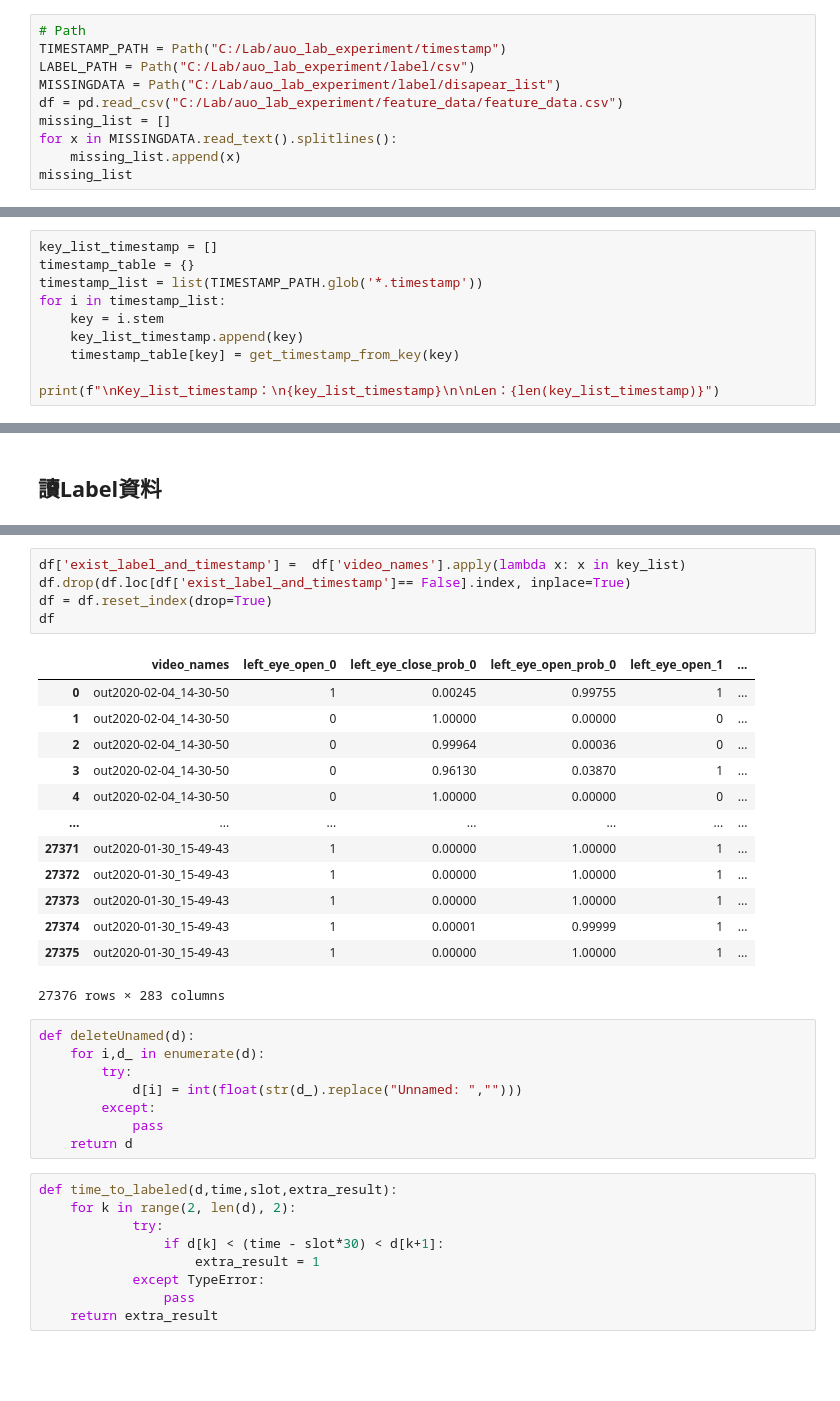
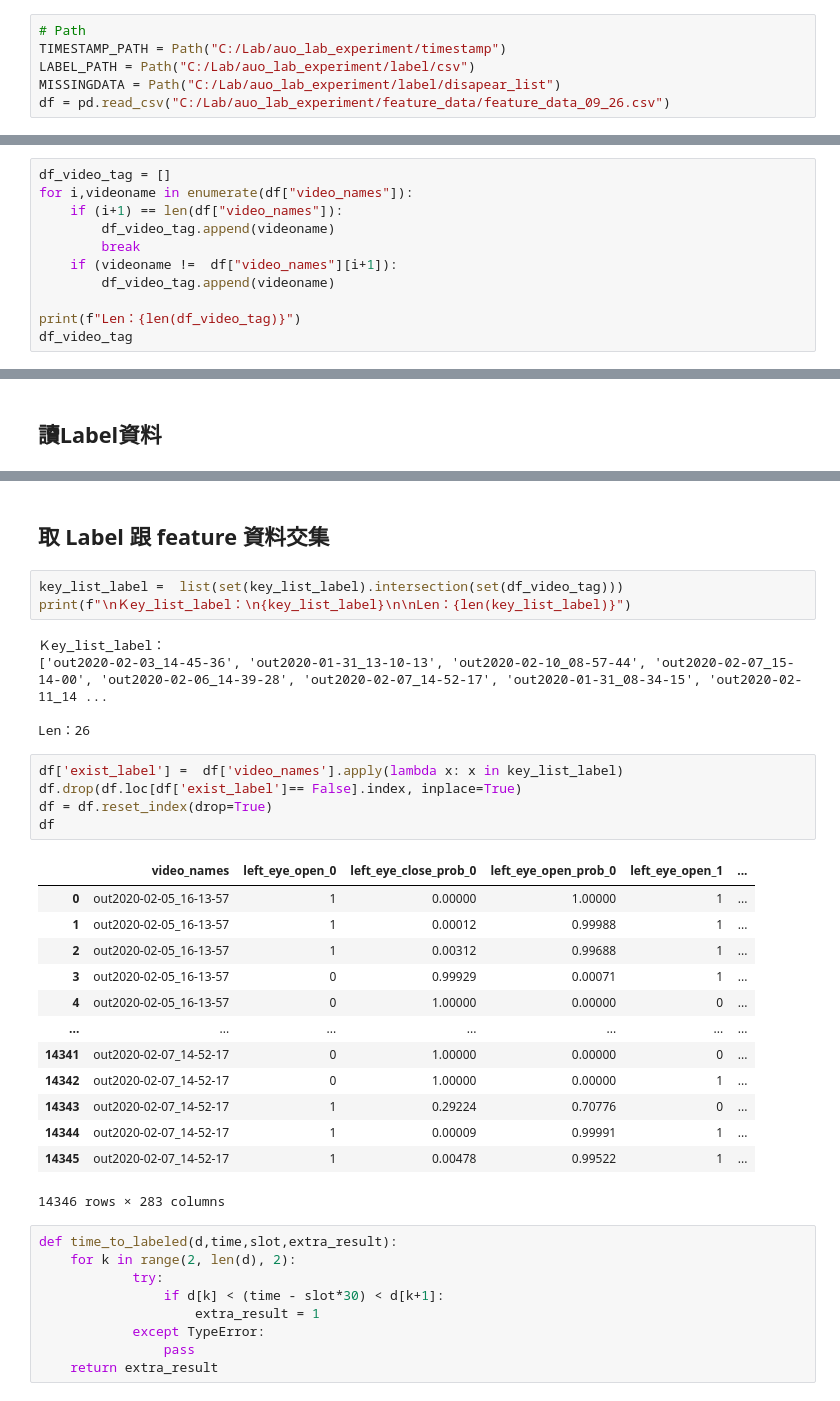
Before and after one commit to DeepTrickLab/auo_lab_experiment, a Jupyter notebook: model.ipynb, the cells around one changed output, grey strips where cells are left out. Saved outputs shown, nothing was run; the diff lists cells and outputs as text; blank space fills up the shorter version.

```diff
--- a/model.ipynb
+++ b/model.ipynb
@@ -21,8 +16,4 @@ import os
 TIMESTAMP_PATH = Path("C:/Lab/auo_lab_experiment/timestamp")
 LABEL_PATH = Path("C:/Lab/auo_lab_experiment/label/csv")
 MISSINGDATA = Path("C:/Lab/auo_lab_experiment/label/disapear_list")
-df = pd.read_csv("C:/Lab/auo_lab_experiment/feature_data/feature_data.csv")
-missing_list = []
-for x in MISSINGDATA.read_text().splitlines():
-    missing_list.append(x)
-missing_list
+df = pd.read_csv("C:/Lab/auo_lab_experiment/feature_data/feature_data_09_26.csv")
@@ -93,10 +47,0 @@ def get_timestamp_from_key(key):
-# %%
-key_list_timestamp = []
-timestamp_table = {}
-timestamp_list = list(TIMESTAMP_PATH.glob('*.timestamp'))
-for i in timestamp_list:
-    key = i.stem
-    key_list_timestamp.append(key)
-    timestamp_table[key] = get_timestamp_from_key(key)
-
-print(f"\nKey_list_timestamp：\n{key_list_timestamp}\n\nLen：{len(key_list_timestamp)}")
@@ -107,0 +48,11 @@ Len：57
+# %%
+df_video_tag = []
+for i,videoname in enumerate(df["video_names"]):
+    if (i+1) == len(df["video_names"]):
+        df_video_tag.append(videoname)
+        break
+    if (videoname !=  df["video_names"][i+1]):
+        df_video_tag.append(videoname)
+
+print(f"Len：{len(df_video_tag)}")
+df_video_tag
@@ -153,30 +97,32 @@ Len：26
+# %% [markdown]
+## 取 Label 跟 feature 資料交集
+# %%
+key_list_label =  list(set(key_list_label).intersection(set(df_video_tag)))
+print(f"\nＫey_list_label：\n{key_list_label}\n\nLen：{len(key_list_label)}")
+# %% [output]
+Ｋey_list_label：
+['out2020-02-03_14-45-36', 'out2020-01-31_13-10-13', 'out2020-02-10_08-57-44', 'out2020-02-07_15-14-00', 'out2020-02-06_14-39-28', 'out2020-02-07_14-52-17', 'out2020-01-31_08-34-15', 'out2020-02-11_14 ...
+
+Len：26
 # %%
-df['exist_label_and_timestamp'] =  df['video_names'].apply(lambda x: x in key_list)
-df.drop(df.loc[df['exist_label_and_timestamp']== False].index, inplace=True)
+df['exist_label'] =  df['video_names'].apply(lambda x: x in key_list_label)
+df.drop(df.loc[df['exist_label']== False].index, inplace=True)
 df = df.reset_index(drop=True)
 df
 # %% [output]
 |  | video_names | left_eye_open_0 | left_eye_close_prob_0 | left_eye_open_prob_0 | left_eye_open_1 | ... |
-| 0 | out2020-02-04_14-30-50 | 1 | 0.00245 | 0.99755 | 1 | ... |
-| 1 | out2020-02-04_14-30-50 | 0 | 1.00000 | 0.00000 | 0 | ... |
-| 2 | out2020-02-04_14-30-50 | 0 | 0.99964 | 0.00036 | 0 | ... |
-| 3 | out2020-02-04_14-30-50 | 0 | 0.96130 | 0.03870 | 1 | ... |
-| 4 | out2020-02-04_14-30-50 | 0 | 1.00000 | 0.00000 | 0 | ... |
+| 0 | out2020-02-05_16-13-57 | 1 | 0.00000 | 1.00000 | 1 | ... |
+| 1 | out2020-02-05_16-13-57 | 1 | 0.00012 | 0.99988 | 1 | ... |
+| 2 | out2020-02-05_16-13-57 | 1 | 0.00312 | 0.99688 | 1 | ... |
+| 3 | out2020-02-05_16-13-57 | 0 | 0.99929 | 0.00071 | 1 | ... |
+| 4 | out2020-02-05_16-13-57 | 0 | 1.00000 | 0.00000 | 0 | ... |
 | ... | ... | ... | ... | ... | ... | ... |
-| 27371 | out2020-01-30_15-49-43 | 1 | 0.00000 | 1.00000 | 1 | ... |
-| 27372 | out2020-01-30_15-49-43 | 1 | 0.00000 | 1.00000 | 1 | ... |
-| 27373 | out2020-01-30_15-49-43 | 1 | 0.00000 | 1.00000 | 1 | ... |
-| 27374 | out2020-01-30_15-49-43 | 1 | 0.00001 | 0.99999 | 1 | ... |
-| 27375 | out2020-01-30_15-49-43 | 1 | 0.00000 | 1.00000 | 1 | ... |
+| 14341 | out2020-02-07_14-52-17 | 0 | 1.00000 | 0.00000 | 0 | ... |
+| 14342 | out2020-02-07_14-52-17 | 0 | 1.00000 | 0.00000 | 1 | ... |
+| 14343 | out2020-02-07_14-52-17 | 1 | 0.29224 | 0.70776 | 0 | ... |
+| 14344 | out2020-02-07_14-52-17 | 1 | 0.00009 | 0.99991 | 1 | ... |
+| 14345 | out2020-02-07_14-52-17 | 1 | 0.00478 | 0.99522 | 1 | ... |
-27376 rows × 283 columns
+14346 rows × 283 columns
-# %%
-def deleteUnamed(d):
-    for i,d_ in enumerate(d):
-        try:
-            d[i] = int(float(str(d_).replace("Unnamed: ","")))
-        except:
-            pass
-    return d
 # %%
 def time_to_labeled(d,time,slot,extra_result):
     for k in range(2, len(d), 2):
```
Also changed, not shown: parts of 23 cells of this notebook, 1 other file.
